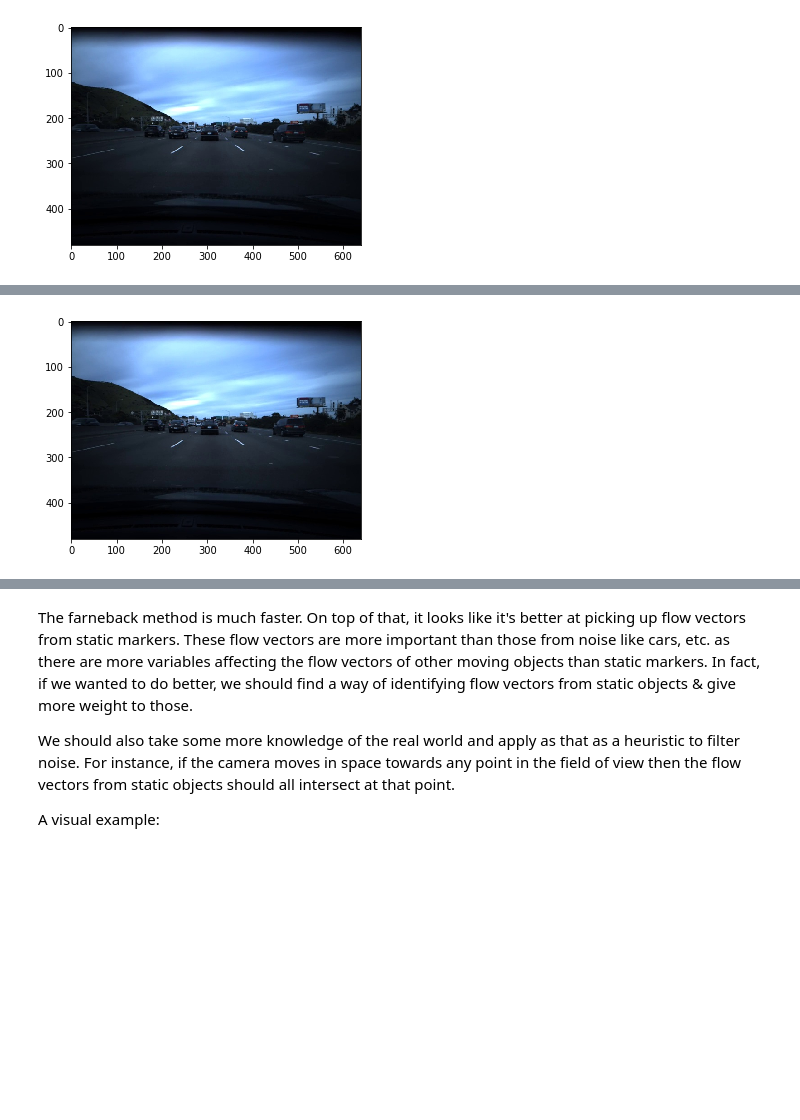
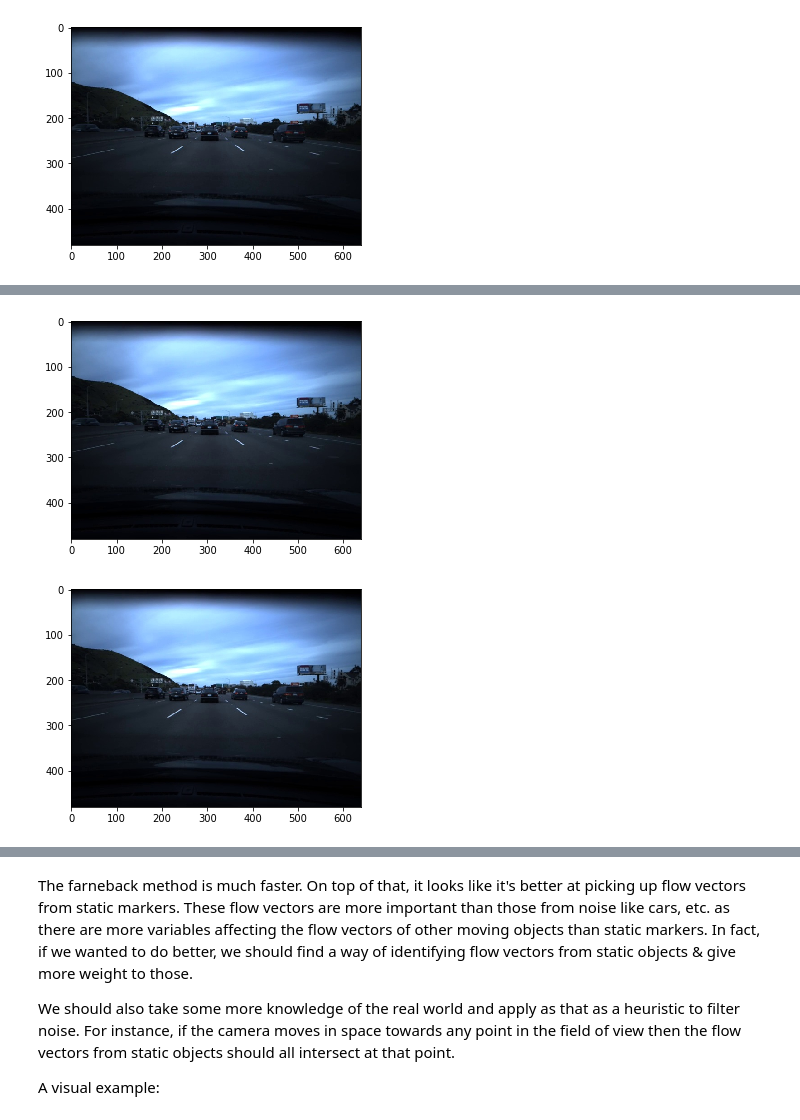
Before and after one commit to sharma0611/carspeednet, a Jupyter notebook: Predicting Car Speed.ipynb, the cells around one changed output, grey strips where cells are left out. Drawn from its saved outputs; the diff is of its cells as text; code cells hidden in the pictures; blank space fills up the shorter version.

```diff
--- a/Predicting Car Speed.ipynb
+++ b/Predicting Car Speed.ipynb
@@ -238,8 +212,11 @@ def calculate_farneback_optical_flow(image_current, image_next):
 # %%
 A = load_image(get_image_path(MAIN, 400))
 B = load_image(get_image_path(MAIN, 401))
 plt.imshow(A)
 plt.show()
+plt.imshow(B)
+plt.show()
 # %% [output]
 [figure]
+[figure, added]
 # %%
```
Also changed, not shown: parts of 41 cells of this notebook, 1 other file.
